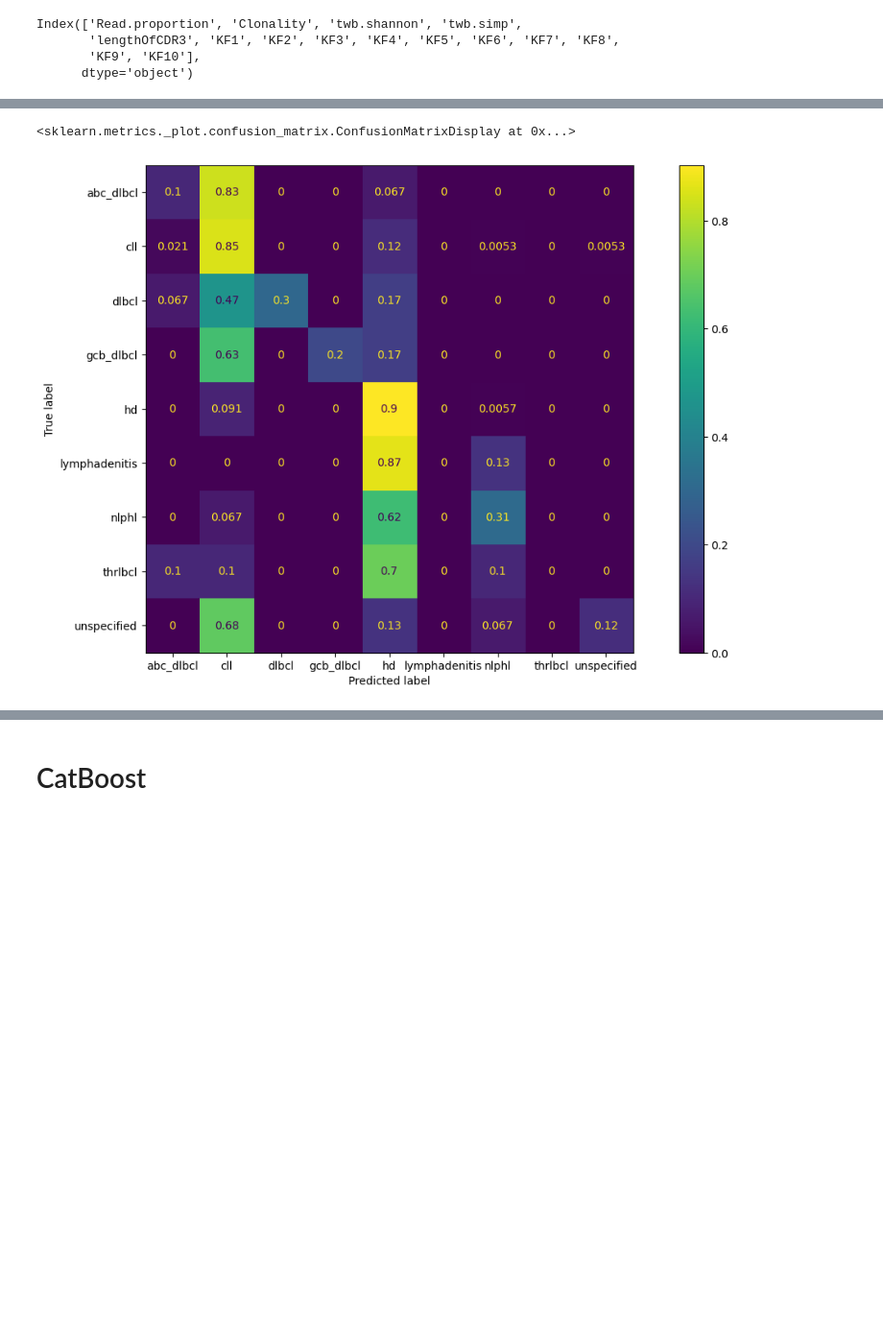
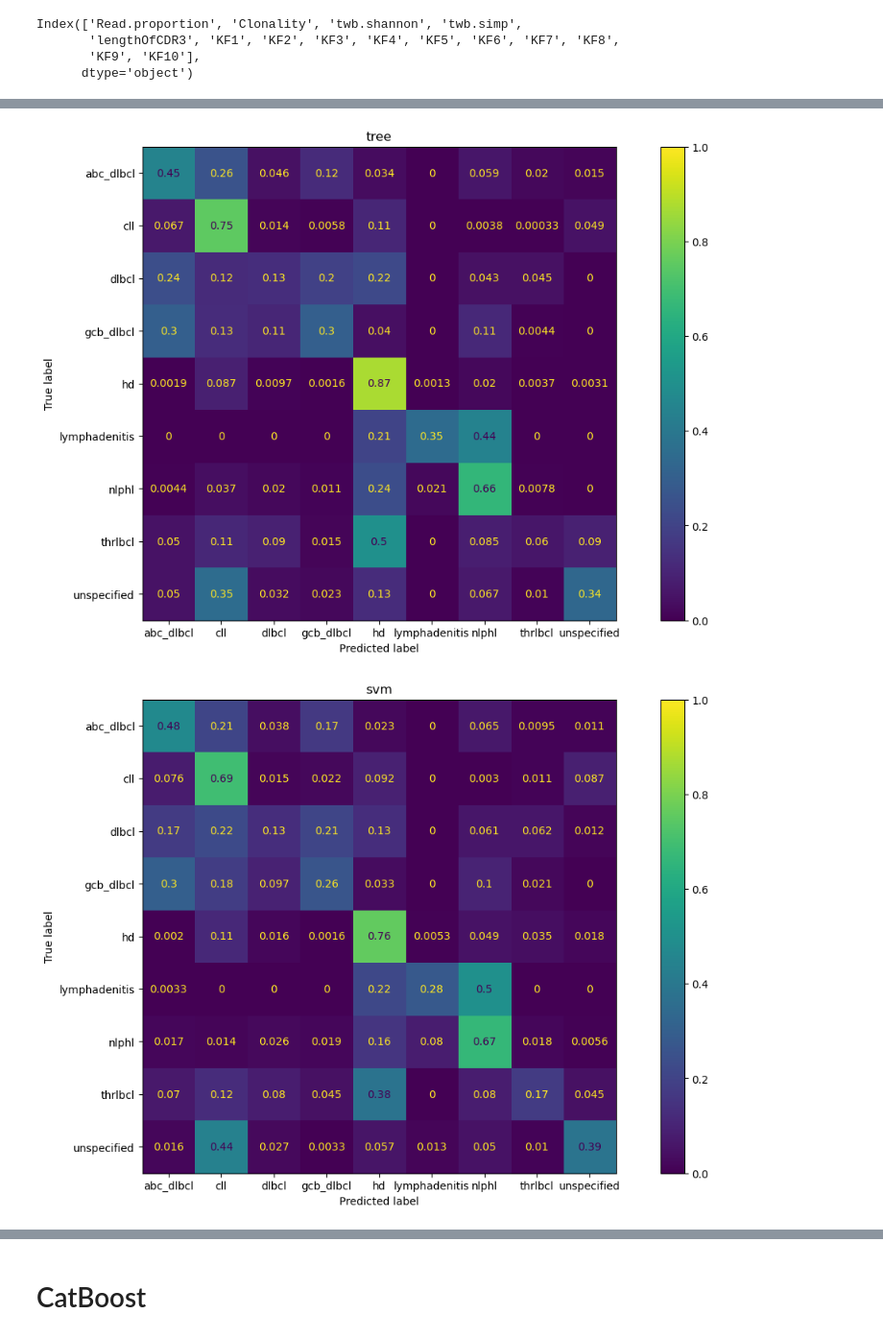
Before and after one commit to paulovic96/immusign, a Jupyter notebook: immusign_data_analysis.ipynb, the cells around one changed output, grey strips where cells are left out. Shown: that part at 96% size. Cells and saved outputs as stored; diff of their text form; code cells hidden in the pictures; blank space fills up the shorter version.

```diff
--- a/immusign_data_analysis.ipynb
+++ b/immusign_data_analysis.ipynb
@@ -1078,11 +890,21 @@ for i, X_train in enumerate(tqdm(X_train_folds)):
 # %%
-classification_reports_tree = []
-for i, y_pred in enumerate(tqdm(fold_preds_tree)):
-    target_names_in_targets = np.unique(y_test_folds[i])
-    target_names = [labels[i] for i in target_names_in_targets]
-    classification_reports_tree.append(classification_report(y_test_folds[i], y_pred, target_names=np.asarray(target_names),output_dict=True))
+classification_reports = {"tree" : [], "svm": [], "reg": []}
+average_classification_reports = {"tree" : "", "svm": "", "reg": ""}
 
-average_classification_report_tree = utils.get_averaged_classification_report(classification_reports_tree)
-print(average_classification_report_tree)
-#print(utils.get_averaged_classification_report(classification_reports_tree[-1:]))
+for key in classification_reports.keys():
+    for i, y_pred in enumerate(tqdm(fold_predictions[key])):
+        target_names_in_targets = np.unique(y_test_folds[i])
+        target_names = [labels[i] for i in target_names_in_targets]
+        classification_reports[key].append(classification_report(y_test_folds[i], y_pred, target_names=np.asarray(target_names),output_dict=True))
+
+    average_classification_reports[key] = utils.get_averaged_classification_report(classification_reports[key])
+
+print("Random Forrest Classifier")
+print(average_classification_reports["tree"])
+print("\n\n")
+print("SVM + RBF Kernel")
+print(average_classification_reports["svm"])
+print("\n\n")
+print("Logistic Regression")
+print(average_classification_reports["reg"])
 # %% [output]
@@ -1119,13 +931,16 @@ Precision and F-score are ill-defined and being set to 0.0 in labels with no pre
 # %%
-cms = []
-for i, y_pred in enumerate(tqdm(fold_preds_tree)):
-    cm = confusion_matrix(y_test_folds[i], y_pred, normalize="true") # normalize over true values
-    cms.append(cm)
-cms = np.asarray(cms)
+for key in fold_predictions.keys():
+    cms = []
+    for i, y_pred in enumerate(tqdm(fold_predictions[key])):
+        cm = confusion_matrix(y_test_folds[i], y_pred, normalize="true") # normalize over true values
+        cms.append(cm)
+    cms = np.asarray(cms)
 
-fig, ax = plt.subplots(figsize = (15,8))
-disp = ConfusionMatrixDisplay(confusion_matrix=np.mean(cms,axis=0),display_labels=labels)
-disp.plot(ax=ax)
+    fig, ax = plt.subplots(figsize = (15,8))
+    disp = ConfusionMatrixDisplay(confusion_matrix=np.mean(cms,axis=0),display_labels=labels,)
+    ax.set_title(key)
+    disp.plot(ax=ax)
+    disp.ax_.get_images()[0].set_clim(0, 1)
 # %% [output]
-<sklearn.metrics._plot.confusion_matrix.ConfusionMatrixDisplay at 0x...>
-[figure, old version]
+[figure, new version]
+[figure, added]
```
Also changed, not shown: parts of 113 cells of this notebook.
